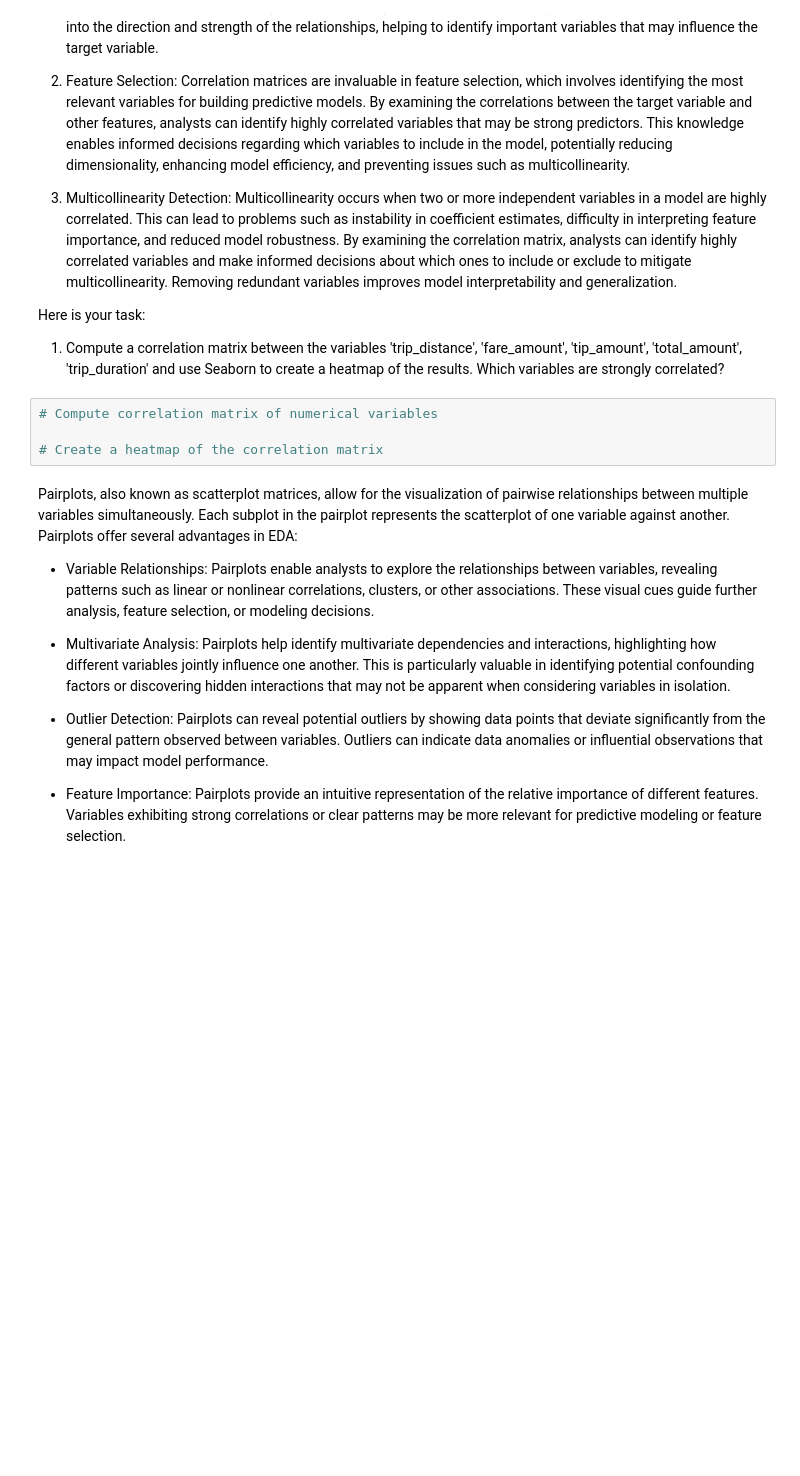
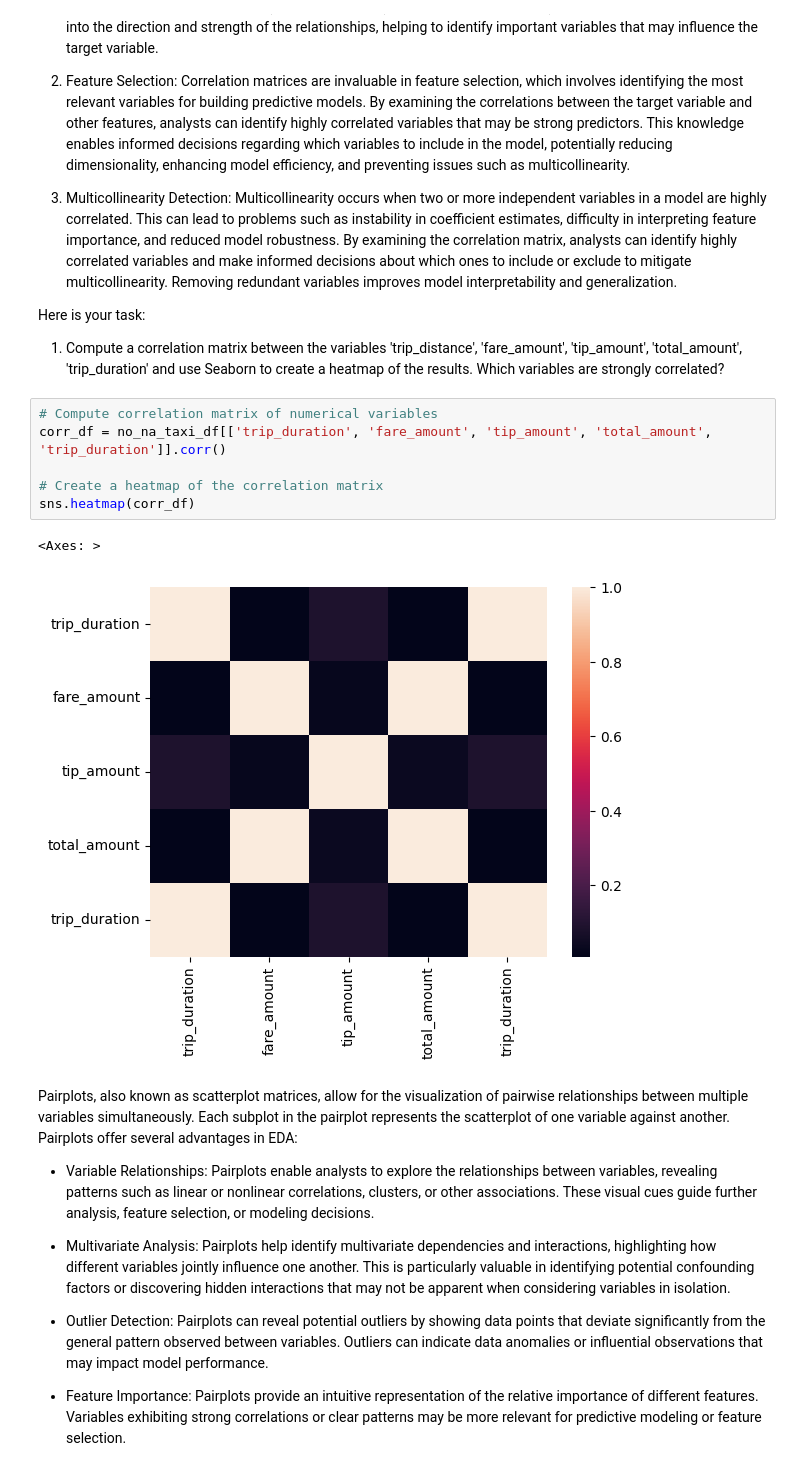
Before and after one commit to FranciscoNav/springboard, a Jupyter notebook: Student_MLE_MiniProject_EDA.ipynb, the cells around one changed output. Drawn from its saved outputs; the diff is of its cells as text; blank space fills up the shorter version.

```diff
--- a/Student_MLE_MiniProject_EDA.ipynb
+++ b/Student_MLE_MiniProject_EDA.ipynb
@@ -167,8 +234,13 @@ Here is your task:
   1. Compute a correlation matrix between the variables 'trip_distance', 'fare_amount', 'tip_amount', 'total_amount', 'trip_duration' and use Seaborn to create a heatmap of the results. Which variables are strongly correlated?
 # %%
 # Compute correlation matrix of numerical variables
+corr_df = no_na_taxi_df[['trip_duration', 'fare_amount', 'tip_amount', 'total_amount', 'trip_duration']].corr()
 
 # Create a heatmap of the correlation matrix
+sns.heatmap(corr_df)
+# %% [output]
+<Axes: >
+[figure, added]
 # %% [markdown]
 Pairplots, also known as scatterplot matrices, allow for the visualization of pairwise relationships between multiple variables simultaneously. Each subplot in the pairplot represents the scatterplot of one variable against another. Pairplots offer several advantages in EDA:
 
```
Also changed, not shown: parts of 9 cells of this notebook.
